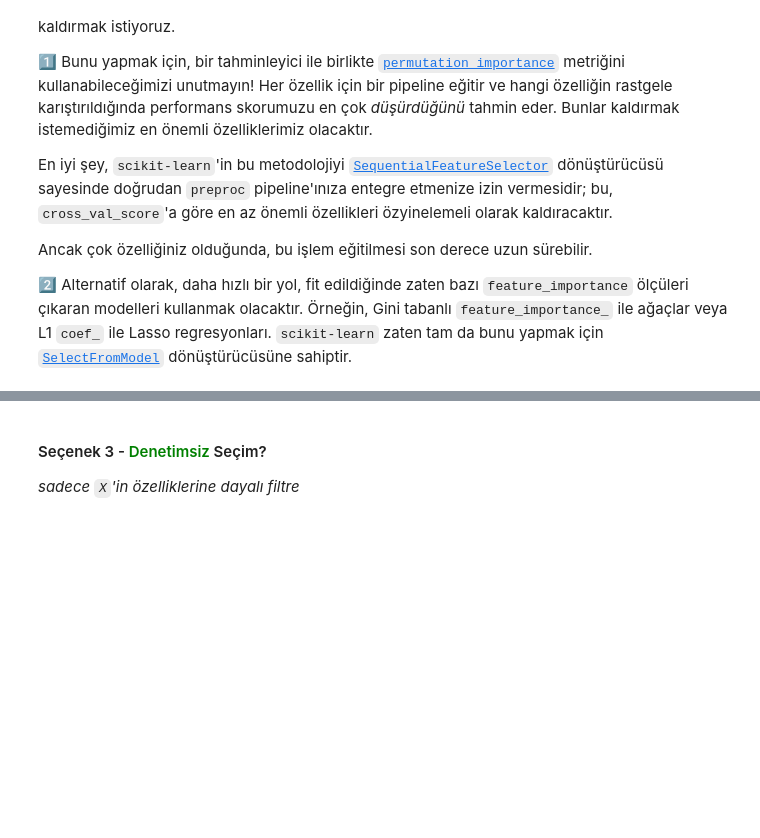
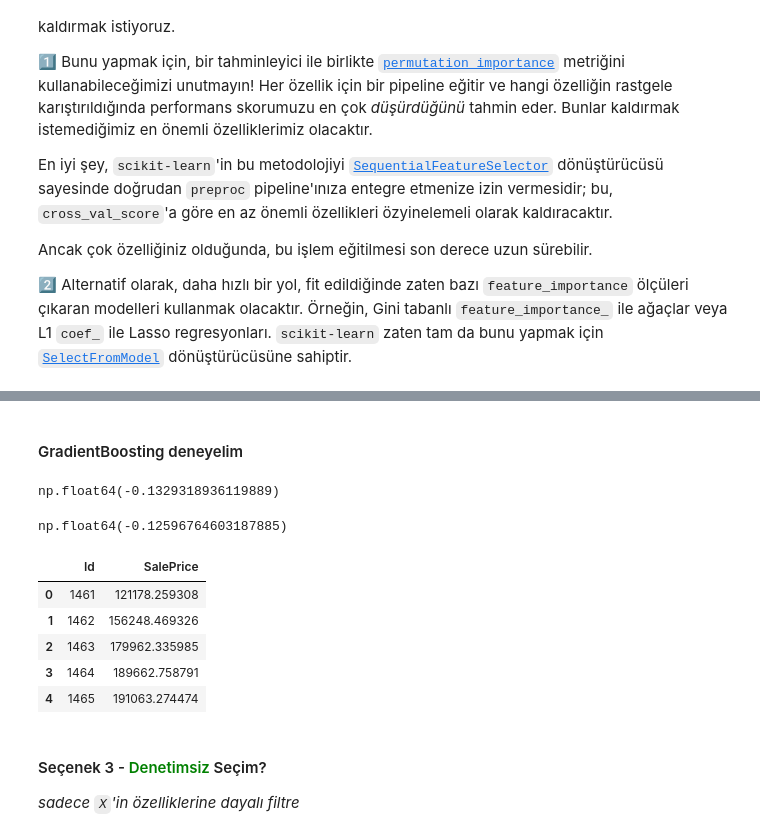
Before and after one commit to tmy-datamesa/S17D2-S-kaggle-competition, a Jupyter notebook: houses_kaggle_competition.ipynb, the cells around one changed output, grey strips where cells are left out. Cells and saved outputs as stored; diff of their text form; code cells hidden in the pictures; blank space fills up the shorter version.

Commit message:
gradient boosting sub

```diff
--- a/houses_kaggle_competition.ipynb
+++ b/houses_kaggle_competition.ipynb
@@ -755,0 +956,7 @@ Ancak çok özelliğiniz olduğunda, bu işlem eğitilmesi son derece uzun süre
+# %%
+pipe_iter2.fit(X, y)
+
+# Seçilen feature sayısı
+support = pipe_iter2.named_steps["selectfrommodel"].get_support()
+print("Seçilen feature sayısı:", support.sum())
+print("Toplam feature sayısı:", support.shape[0])
@@ -755,0 +990,20 @@ Ancak çok özelliğiniz olduğunda, bu işlem eğitilmesi son derece uzun süre
+# %% [markdown]
+#### GradientBoosting deneyelim
+# %%
+from sklearn.ensemble import GradientBoostingRegressor
+
+pipe_gb = make_pipeline(
+    preproc,
+    GradientBoostingRegressor(
+        random_state=42
+    )
+)
+
+cv_scores_gb = cross_val_score(
+    pipe_gb, X, y, cv=5, scoring=rmsle_scorer
+)
+
+score_gb = cv_scores_gb.mean()
+score_gb
+# %% [output]
+np.float64(-0.1329318936119889)
@@ -756,3 +1022,50 @@ Ancak çok özelliğiniz olduğunda, bu işlem eğitilmesi son derece uzun süre
+# %%
+from sklearn.pipeline import make_pipeline
+from sklearn.model_selection import cross_val_score
+from sklearn.ensemble import GradientBoostingRegressor
+
+pipe_gb_log = make_pipeline(
+    preproc,
+    GradientBoostingRegressor(
+        random_state=42,
+        n_estimators=300,
+        learning_rate=0.05,
+        max_depth=3
+    )
+)
+
+cv_scores = cross_val_score(
+    pipe_gb_log,
+    X,
+    y_log,
+    cv=5,
+    scoring=rmse_scorer
+)
+
+score_gb_log = cv_scores.mean()
+score_gb_log
+# %% [output]
+np.float64(-0.12596764603187885)
+# %%
+# 1) model: train'in tamamında fit (log hedefle)
+pipe_gb_log.fit(X, y_log)
+
+# 2) test seti için log tahmin
+y_pred_log = pipe_gb_log.predict(X_test)
+
+# 3) orijinal ölçeğe geri dön (SalePrice)
+y_pred_gb = np.expm1(y_pred_log)
+# %%
+results = pd.concat([X_test_ids, pd.Series(y_pred_gb, name="SalePrice")], axis=1)
+results.to_csv("data/submission_gb_log.csv", index=False)
+results.head()
+# %% [output]
+|  | Id | SalePrice |
+| 0 | 1461 | 121178.259308 |
+| 1 | 1462 | 156248.469326 |
+| 2 | 1463 | 179962.335985 |
+| 3 | 1464 | 189662.758791 |
+| 4 | 1465 | 191063.274474 |
 # %% [markdown]
 #### Seçenek 3 - <font color=green>Denetimsiz</font> Seçim?
 *sadece `X`'in özelliklerine dayalı filtre*
```
Also changed, not shown: parts of 20 cells of this notebook.
